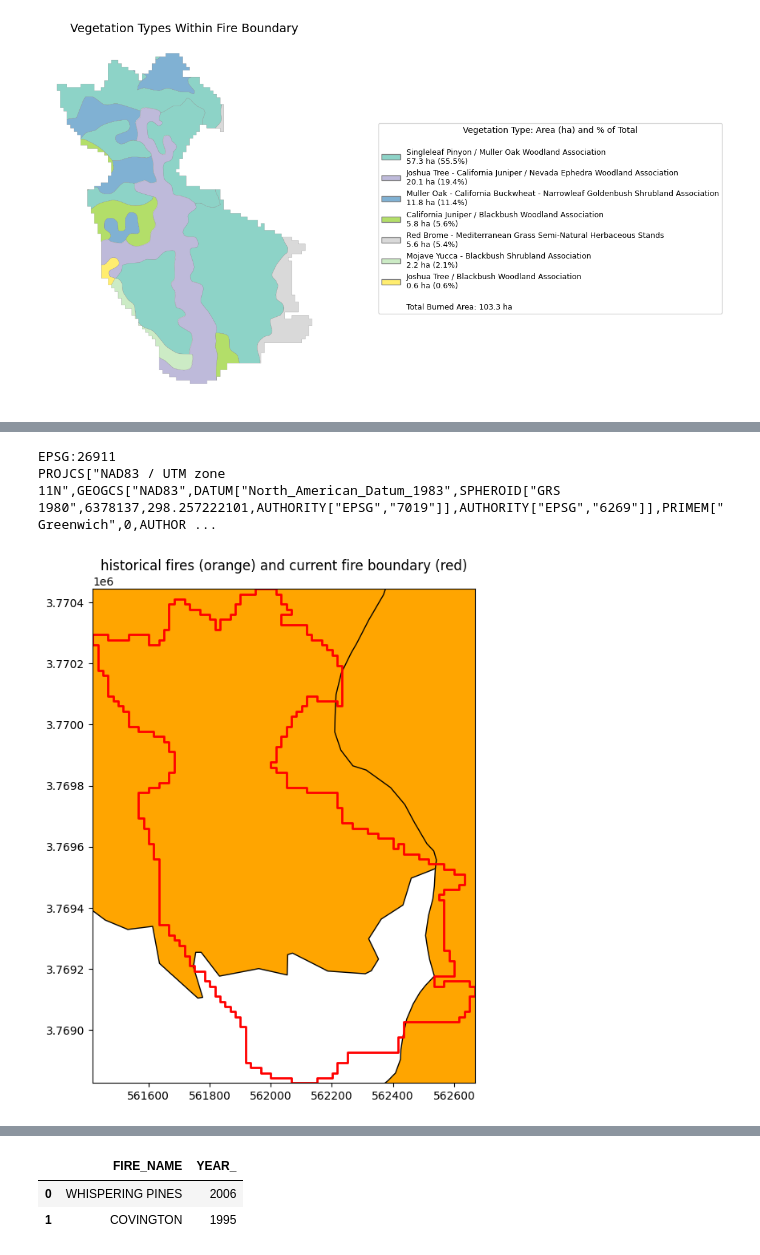
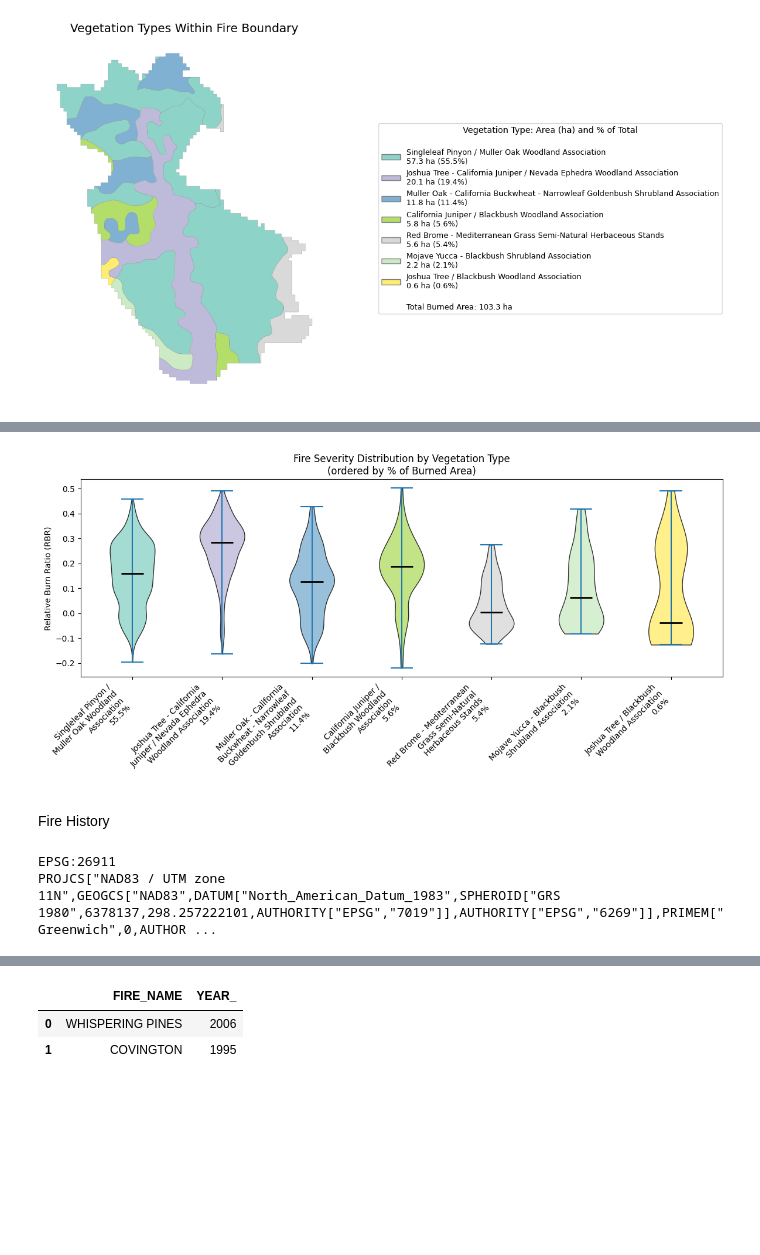
Before and after one commit to SchmidtDSE/eureka_fire_eda, a Jupyter notebook: eureka_fire_veg_analysis.ipynb, the cells around one changed output, grey strips where cells are left out. Cells and saved outputs as stored; diff of their text form; code cells hidden in the pictures; blank space fills up the shorter version.

Commit message:
added burn severity by fire history and by vegetation type : fire history
added to notebook burn severity by fire history and by vegetation type : fire history

```diff
--- a/eureka_fire_veg_analysis.ipynb
+++ b/eureka_fire_veg_analysis.ipynb
@@ -261,2 +321,61 @@ plt.show()
+# %%
+
+#Plot fire severity by vegetation type
+
+# --- 1) Determine the order by descending percent burned ---
+ordered_veg = (
+    summary
+    .sort_values("pct_of_total", ascending=False)
+    ["MapUnit_Name"]
+    .tolist()
+)
+
+# --- 2) Sample RBR under each veg type in that order ---
+pixel_values = []
+with rasterio.open(raster_path) as src:
+    nodata = src.nodata
+    for veg in ordered_veg:
+        geoms = clipped[clipped["MapUnit_Name"] == veg].geometry
+        data, _ = mask(src, geoms, crop=False)
+        arr = data[0]
+        pixel_values.append(arr[arr != nodata])
+
+# --- 3) Prepare Set3 colors in the same order ---
+cmap = plt.colormaps["Set3"]
+colors_list = cmap(np.linspace(0, 1, len(ordered_veg)))
+
+# --- 4) Build wrapped labels with percentage ---
+labels = []
+for veg in ordered_veg:
+    pct = summary.loc[summary["MapUnit_Name"] == veg, "pct_of_total"].values[0]
+    name_wrapped = textwrap.fill(veg, 25)
+    labels.append(f"{name_wrapped}\n{pct:.1f}%")
+
+# --- 5) Plot the violins in order ---
+fig, ax = plt.subplots(figsize=(12, max(6, len(ordered_veg)*0.5)))
+positions = np.arange(1, len(ordered_veg)+1)
+parts = ax.violinplot(pixel_values, positions, showmedians=True)
+
+for i, body in enumerate(parts["bodies"]):
+    body.set_facecolor(colors_list[i])
+    body.set_edgecolor("black")
+    body.set_alpha(0.8)
+
+parts["cmedians"].set_color("black")
+parts["cmedians"].set_linewidth(2)
+
+# --- 6) Apply the new x‐axis labels ---
+ax.set_xticks(positions)
+ax.set_xticklabels(labels, rotation=45, ha="right")
+
+ax.set_ylabel("Relative Burn Ratio (RBR)")
+ax.set_title("Fire Severity Distribution by Vegetation Type\n(ordered by % of Burned Area)")
+
+plt.tight_layout()
+plt.show()
+# %% [output]
+[figure, added]
+# %% [markdown]
+Fire History
 # %%
 #Load the full fire history layer
@@ -272,23 +389,3 @@ print(fire_boundary.crs)
 # %% [output]
 EPSG:26911
 PROJCS["NAD83 / UTM zone 11N",GEOGCS["NAD83",DATUM["North_American_Datum_1983",SPHEROID["GRS 1980",6378137,298.257222101,AUTHORITY["EPSG","7019"]],AUTHORITY["EPSG","6269"]],PRIMEM["Greenwich",0,AUTHOR ...
-# %%
-#Plot overlapping historical fires
-
-fig, ax = plt.subplots(figsize=(10, 8))
-
-# Plot all historical fires
-fire_hist.plot(ax=ax, edgecolor="black", facecolor="orange", linewidth=1)
-
-# Plot the fire boundary
-fire_boundary.plot(ax=ax, edgecolor="red", facecolor= "none", linewidth=2)
-
-# Zoom to fire boundary extent only
-minx, miny, maxx, maxy = fire_boundary.total_bounds
-ax.set_xlim(minx, maxx)
-ax.set_ylim(miny, maxy)
-
-plt.title("historical fires (orange) and current fire boundary (red)")
-plt.show()
-# %% [output]
-[figure, removed]
```
Also changed, not shown: parts of 19 cells of this notebook, 1 other file.
